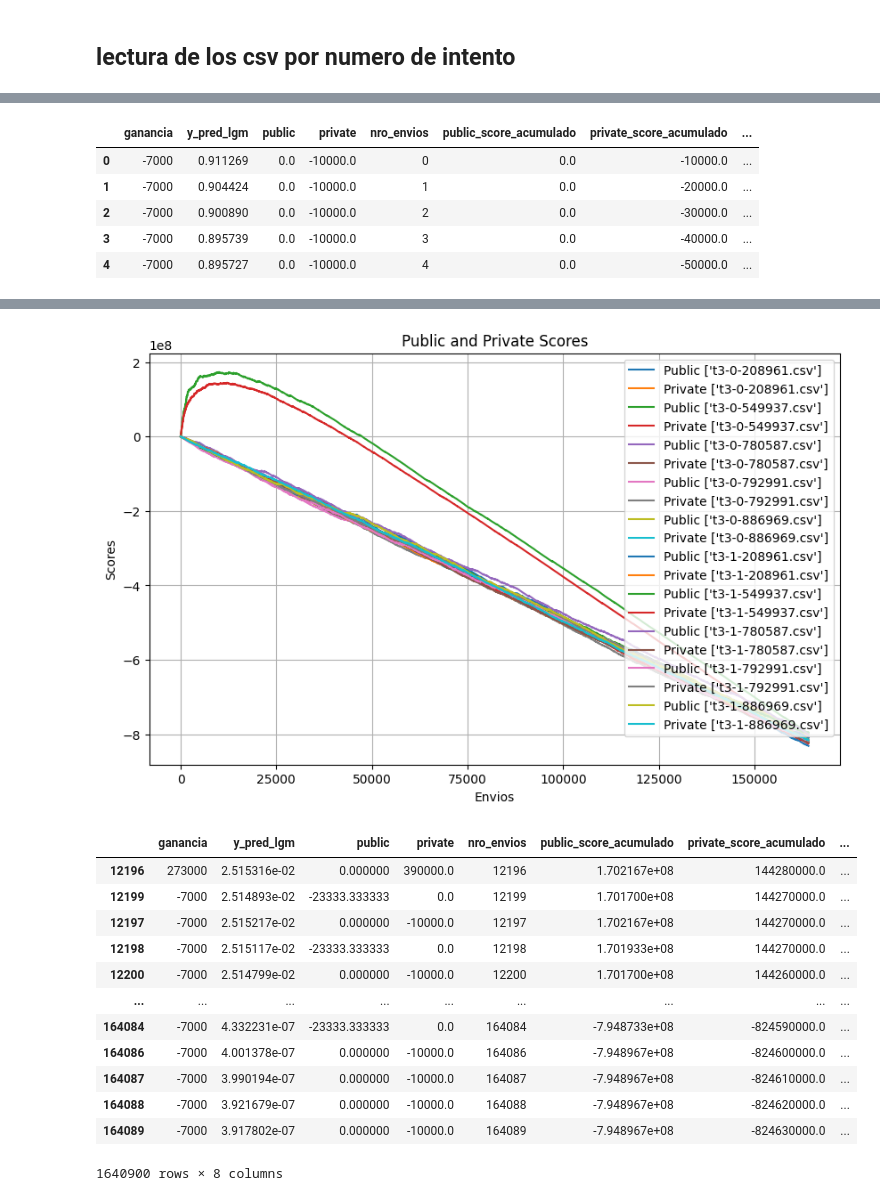
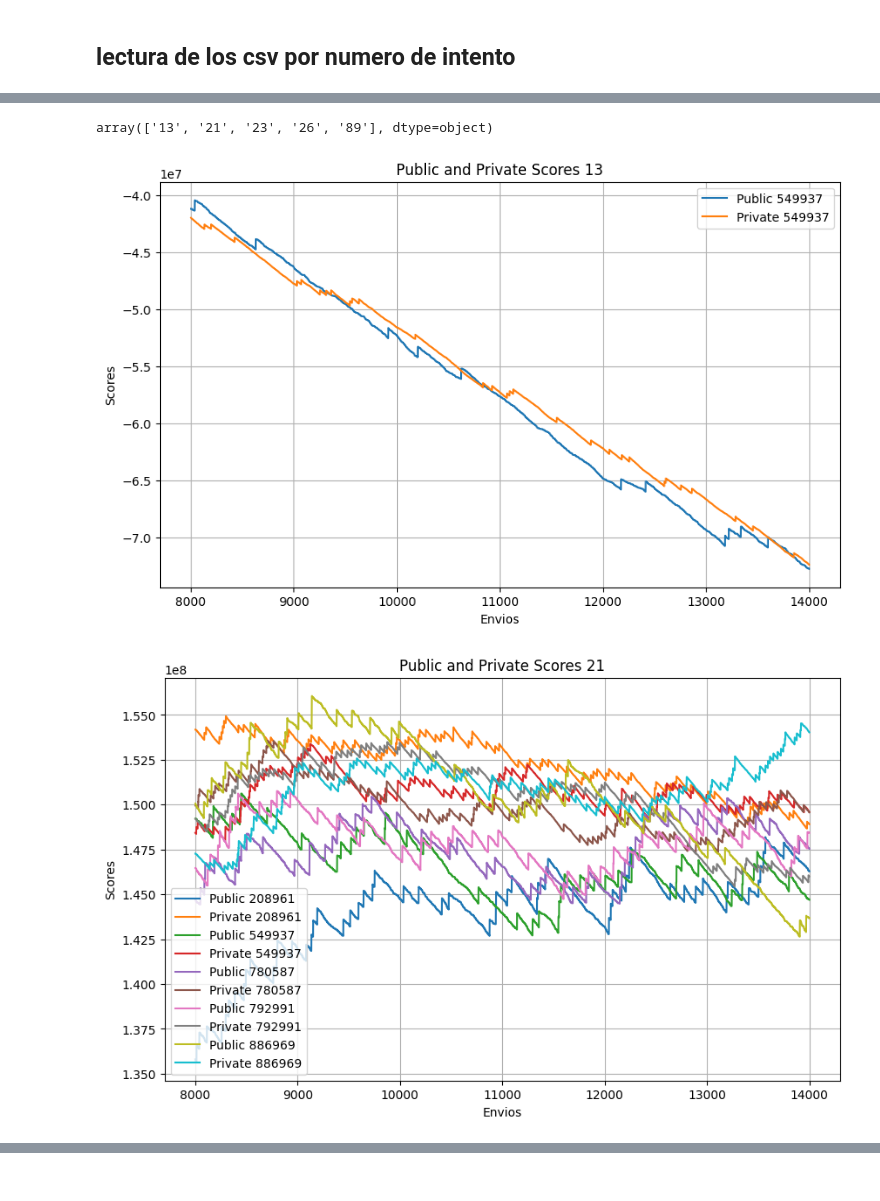
Before and after one commit to jgjuara/pipe-dmeyf24, a Jupyter notebook: testing/evaluacion.ipynb, the cells around one changed output, grey strips where cells are left out. Cells and saved outputs as stored; diff of their text form; code cells hidden in the pictures.

```diff
--- a/testing/evaluacion.ipynb
+++ b/testing/evaluacion.ipynb
@@ -43,7 +54,9 @@ def read_files_as_dataframes(directory_path, file_extension='.csv'):
             df = pd.read_csv(file_path)
             df.rename(columns={'public_cum':'public_score_acumulado',
                                'private_cum':'private_score_acumulado'}, inplace=True)
-            df['model'] = filename.replace('df_cut_point-lgbm_binaria_', '')
+            df['model'] = filename.replace('df_cut_point-lgbm_binaria_t3', '')
+            df['trial'] = df['model'].str.extract(r'-([0-9]+)-')
+            df['semilla'] = df['model'].str.extract(r'-([0-9]+)\.csv')
             dataframes.append(df)
 
     return dataframes
@@ -51,12 +64,30 @@ def read_files_as_dataframes(directory_path, file_extension='.csv'):
 # Example usage
 directory_path = '../testing'
 dataframes = read_files_as_dataframes(directory_path)
-# %%
-dataframes[0].head()
-# %% [output]
-|  | ganancia | y_pred_lgm | public | private | nro_envios | public_score_acumulado | private_score_acumulado | ... |
-| 0 | -7000 | 0.911269 | 0.0 | -10000.0 | 0 | 0.0 | -10000.0 | ... |
-| 1 | -7000 | 0.904424 | 0.0 | -10000.0 | 1 | 0.0 | -20000.0 | ... |
-| 2 | -7000 | 0.900890 | 0.0 | -10000.0 | 2 | 0.0 | -30000.0 | ... |
-| 3 | -7000 | 0.895739 | 0.0 | -10000.0 | 3 | 0.0 | -40000.0 | ... |
-| 4 | -7000 | 0.895727 | 0.0 | -10000.0 | 4 | 0.0 | -50000.0 | ... |
+# %%
+def plot_scores(dataframe, trial):
+    plt.figure(figsize=(10, 6))
+    for i in dataframe['semilla'].unique():
+        df_semilla = dataframe[dataframe['semilla'] == i]
+        plt.plot(df_semilla['nro_envios'], df_semilla['public_score_acumulado'], label=f'Public {i}')
+        plt.plot(df_semilla['nro_envios'], df_semilla['private_score_acumulado'], label=f'Private {i}')
+
+    plt.title(f'Public and Private Scores {trial}')
+    plt.xlabel('Envios')
+    plt.ylabel('Scores')
+    plt.legend(loc='best')
+    plt.grid(True)
+    plt.show()
+# %%
+# bind all dataframes together
+dataframes_concat = pd.concat(dataframes)
+dataframes_concat['trial'].unique()
+# %% [output]
+array(['13', '21', '23', '26', '89'], dtype=object)
+# %%
+for i in dataframes_concat['trial'].unique():
+    df = dataframes_concat[(dataframes_concat['trial'] == i) & (dataframes_concat['nro_envios'] > 8000) & (dataframes_concat['nro_envios'] < 14000)]
+    plot_scores(df, i)
+# %% [output]
+[figure, added]
+[figure, added]
@@ -73,25 +106,3 @@ def plot_dataframes(dataframes):
     plt.legend(loc='best')
     plt.grid(True)
     plt.show()
-# %%
-plot_dataframes(dataframes)
-# %% [output]
-[figure, removed]
-# %%
-# bind all dataframes together
-df = pd.concat(dataframes)
-df.sort_values(by='private_score_acumulado', ascending=False)
-# %% [output]
-|  | ganancia | y_pred_lgm | public | private | nro_envios | public_score_acumulado | private_score_acumulado | ... |
-| 12196 | 273000 | 2.515316e-02 | 0.000000 | 390000.0 | 12196 | 1.702167e+08 | 144280000.0 | ... |
-| 12199 | -7000 | 2.514893e-02 | -23333.333333 | 0.0 | 12199 | 1.701700e+08 | 144270000.0 | ... |
-| 12197 | -7000 | 2.515217e-02 | 0.000000 | -10000.0 | 12197 | 1.702167e+08 | 144270000.0 | ... |
-| 12198 | -7000 | 2.515117e-02 | -23333.333333 | 0.0 | 12198 | 1.701933e+08 | 144270000.0 | ... |
-| 12200 | -7000 | 2.514799e-02 | 0.000000 | -10000.0 | 12200 | 1.701700e+08 | 144260000.0 | ... |
-| ... | ... | ... | ... | ... | ... | ... | ... | ... |
-| 164084 | -7000 | 4.332231e-07 | -23333.333333 | 0.0 | 164084 | -7.948733e+08 | -824590000.0 | ... |
-| 164086 | -7000 | 4.001378e-07 | 0.000000 | -10000.0 | 164086 | -7.948967e+08 | -824600000.0 | ... |
-| 164087 | -7000 | 3.990194e-07 | 0.000000 | -10000.0 | 164087 | -7.948967e+08 | -824610000.0 | ... |
-| 164088 | -7000 | 3.921679e-07 | 0.000000 | -10000.0 | 164088 | -7.948967e+08 | -824620000.0 | ... |
-| 164089 | -7000 | 3.917802e-07 | 0.000000 | -10000.0 | 164089 | -7.948967e+08 | -824630000.0 | ... |
-1640900 rows × 8 columns
```
Also changed, not shown: parts of 4 cells of this notebook, 1 other file.
